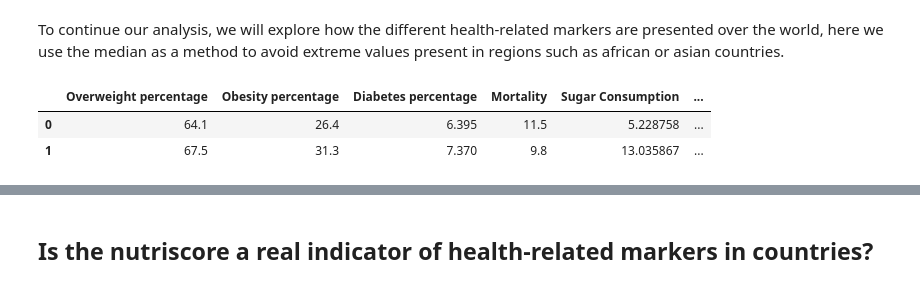
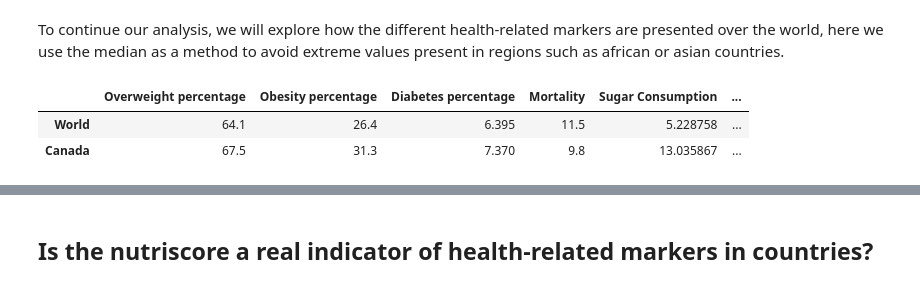
Before and after one commit to ada-food-recipes/food-recipes, a Jupyter notebook: Final_notebook.ipynb, the cells around one changed output, grey strips where cells are left out. Saved outputs shown, nothing was run; the diff lists cells and outputs as text; code cells hidden in the pictures.

```diff
--- a/Final_notebook.ipynb
+++ b/Final_notebook.ipynb
@@ -1382,8 +1412,8 @@ canada_values = [overweight_c, obesity_c, diabetes_c, mortality_c, sugar_c, fat_
 # %%
 canada_world = pd.DataFrame(np.row_stack([world_values, canada_values]),
                                columns=params_health)
-canada_world
+canada_world.rename({0: 'World', 1: 'Canada'}, axis='index')
 # %% [output]
 |  | Overweight percentage | Obesity percentage | Diabetes percentage | Mortality | Sugar Consumption | ... |
-| 0 | 64.1 | 26.4 | 6.395 | 11.5 | 5.228758 | ... |
-| 1 | 67.5 | 31.3 | 7.370 | 9.8 | 13.035867 | ... |
+| World | 64.1 | 26.4 | 6.395 | 11.5 | 5.228758 | ... |
+| Canada | 67.5 | 31.3 | 7.370 | 9.8 | 13.035867 | ... |
```
Also changed, not shown: parts of 6 cells of this notebook.
